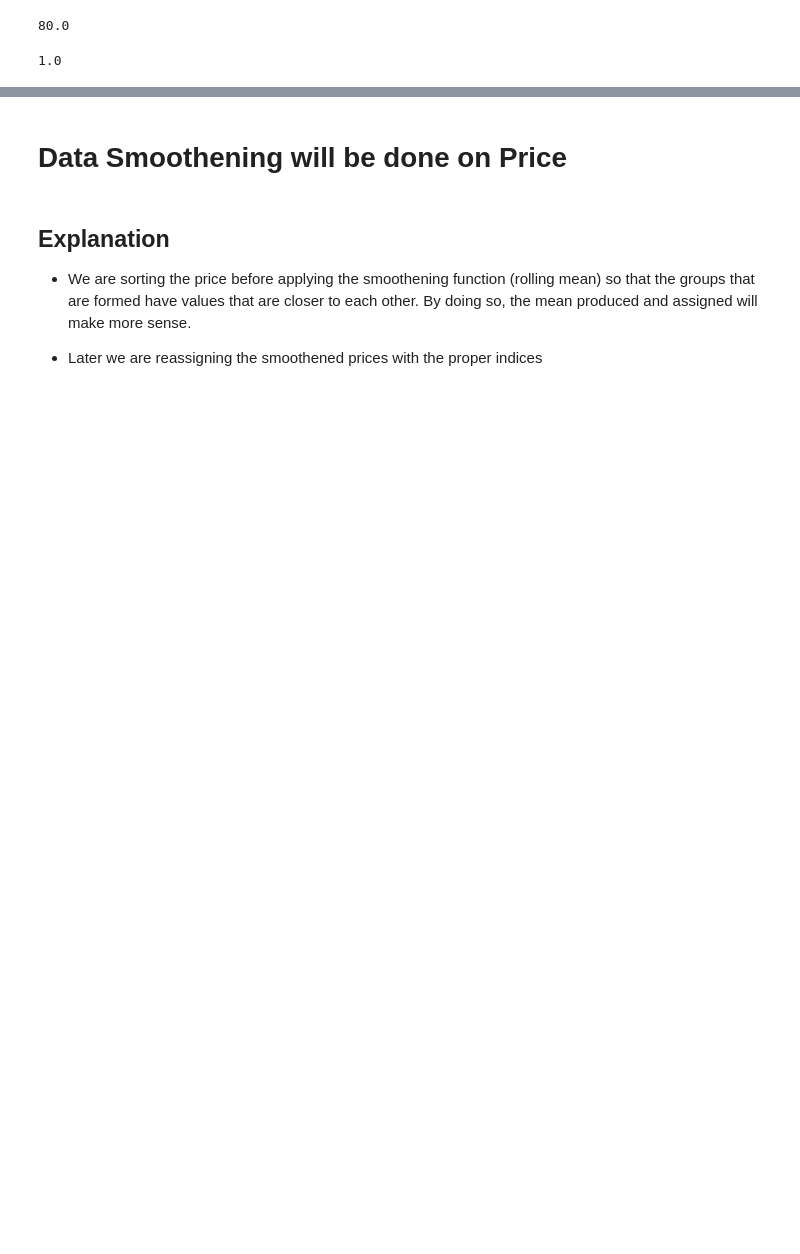
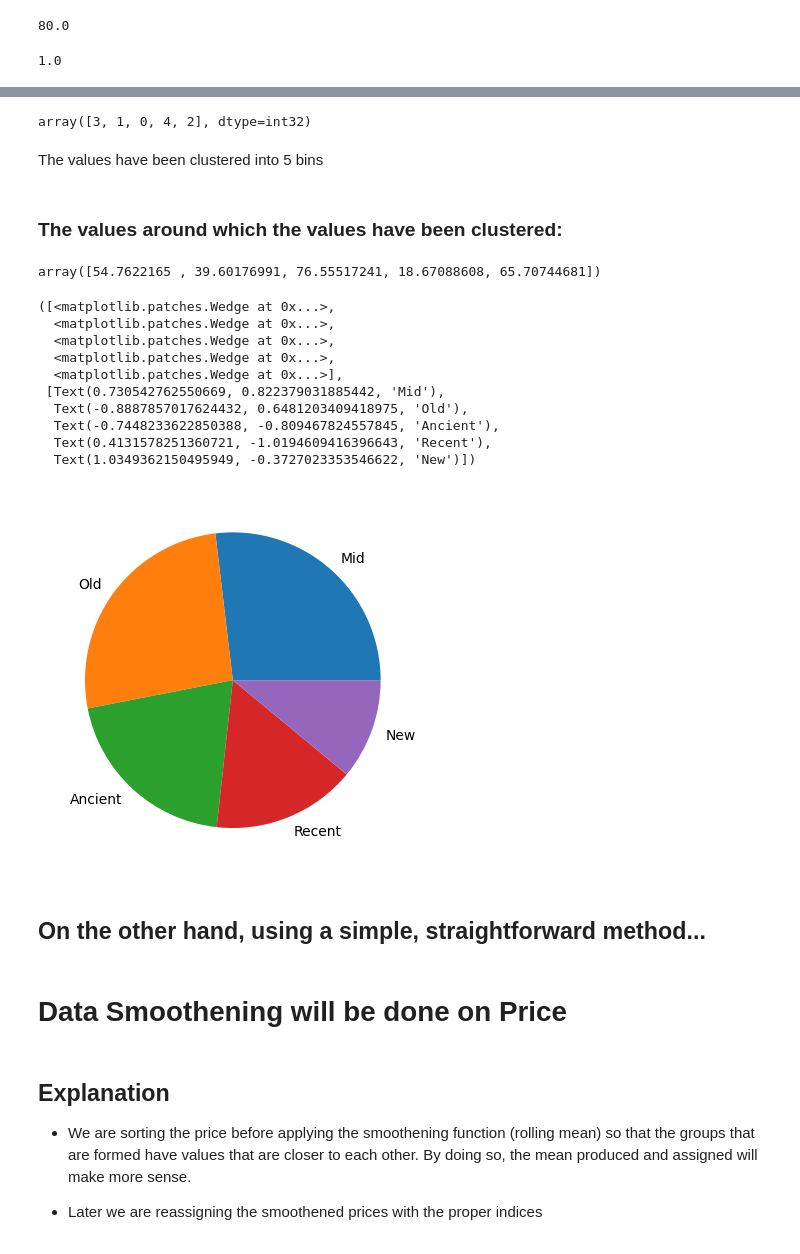
Before and after one commit to Shabbar10/Uni, a Jupyter notebook: DE/Toyota.ipynb, the cells around one changed output, grey strips where cells are left out. Drawn from its saved outputs; the diff is of its cells as text; code cells hidden in the pictures; blank space fills up the shorter version.

```diff
--- a/DE/Toyota.ipynb
+++ b/DE/Toyota.ipynb
@@ -216,0 +255,7 @@ KeyError: "['younger_than'] not found in axis"
+# %%
+df_copy1 = df
+df_copy2 = df
+# %%
+kmeans = KMeans(n_clusters=5)
+df_copy1['KMeans_Binned'] = kmeans.fit_predict(df_copy1[['Age']])
+df_copy1
@@ -217 +276,40 @@ KeyError: "['younger_than'] not found in axis"
+# %%
+df_copy1['KMeans_Binned'].unique()
+# %% [output]
+array([3, 1, 0, 4, 2], dtype=int32)
+# %% [markdown]
+The values have been clustered into 5 bins
+# %% [markdown]
+### The values around which the values have been clustered:
+# %%
+kmeans.cluster_centers_.flatten()
+# %% [output]
+array([54.7622165 , 39.60176991, 76.55517241, 18.67088608, 65.70744681])
+# %%
+sorted_indices = kmeans.cluster_centers_.flatten().argsort()
+# %%
+cluster_labels = {}
+cluster_labels[sorted_indices[0]] = 'New'
+cluster_labels[sorted_indices[1]] = 'Recent'
+cluster_labels[sorted_indices[2]] = 'Mid'
+cluster_labels[sorted_indices[3]] = 'Old'
+cluster_labels[sorted_indices[4]] = 'Ancient'
+
+df_copy1['KMeans_Labels'] = df_copy1['KMeans_Binned'].map(cluster_labels)
+# %%
+plt.pie(df_copy1['KMeans_Labels'].value_counts(), labels=df['KMeans_Labels'].value_counts().index)
+# %% [output]
+([<matplotlib.patches.Wedge at 0x...>,
+  <matplotlib.patches.Wedge at 0x...>,
+  <matplotlib.patches.Wedge at 0x...>,
+  <matplotlib.patches.Wedge at 0x...>,
+  <matplotlib.patches.Wedge at 0x...>],
+ [Text(0.730542762550669, 0.822379031885442, 'Mid'),
+  Text(-0.8887857017624432, 0.6481203409418975, 'Old'),
+  Text(-0.7448233622850388, -0.809467824557845, 'Ancient'),
+  Text(0.4131578251360721, -1.0194609416396643, 'Recent'),
+  Text(1.0349362150495949, -0.3727023353546622, 'New')])
+[figure, added]
+# %% [markdown]
+## On the other hand, using a simple, straightforward method...
 # %%
```
Also changed, not shown: parts of 42 cells of this notebook, 4 other files.
